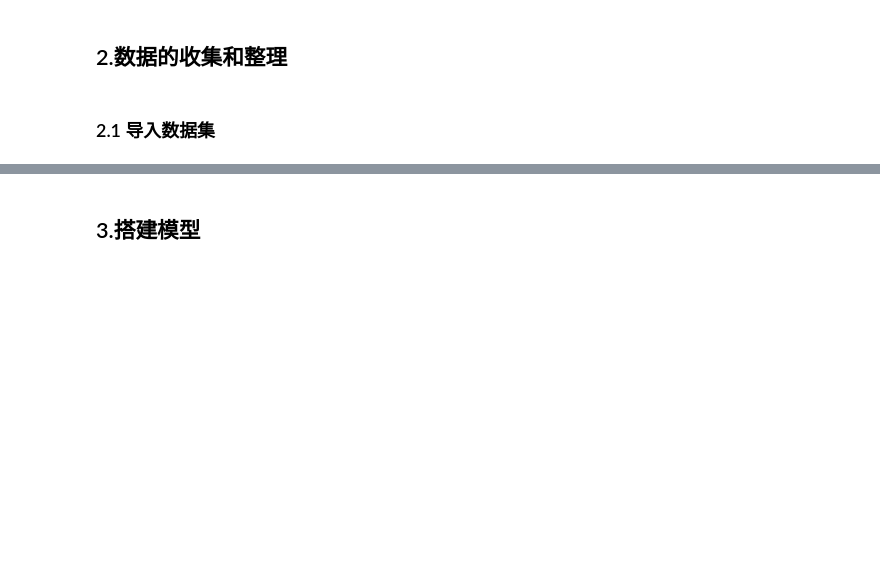
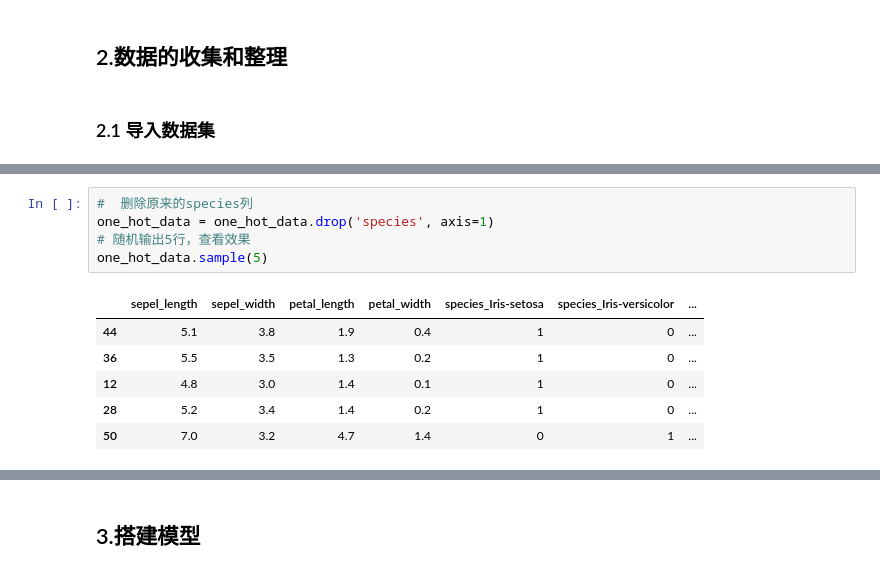
Before and after one commit to xiaoxiong1006/xiaoxiong1006.github.io, a Jupyter notebook: google_beijing_20190716/class2/code/code01_iris_classfication.ipynb, the cells around one changed output, grey strips where cells are left out. Saved outputs shown, nothing was run; the diff lists cells and outputs as text; blank space fills up the shorter version.

```diff
--- a/google_beijing_20190716/class2/code/code01_iris_classfication.ipynb
+++ b/google_beijing_20190716/class2/code/code01_iris_classfication.ipynb
@@ -41,0 +67,12 @@ print(iris.sample(5))
+# %%
+#  删除原来的species列
+one_hot_data = one_hot_data.drop('species', axis=1)
+# 随机输出5行，查看效果
+one_hot_data.sample(5)
+# %% [output]
+|  | sepel_length | sepel_width | petal_length | petal_width | species_Iris-setosa | species_Iris-versicolor | ... |
+| 44 | 5.1 | 3.8 | 1.9 | 0.4 | 1 | 0 | ... |
+| 36 | 5.5 | 3.5 | 1.3 | 0.2 | 1 | 0 | ... |
+| 12 | 4.8 | 3.0 | 1.4 | 0.1 | 1 | 0 | ... |
+| 28 | 5.2 | 3.4 | 1.4 | 0.2 | 1 | 0 | ... |
+| 50 | 7.0 | 3.2 | 4.7 | 1.4 | 0 | 1 | ... |
```
Also changed, not shown: parts of 31 cells of this notebook, 28 other files.
